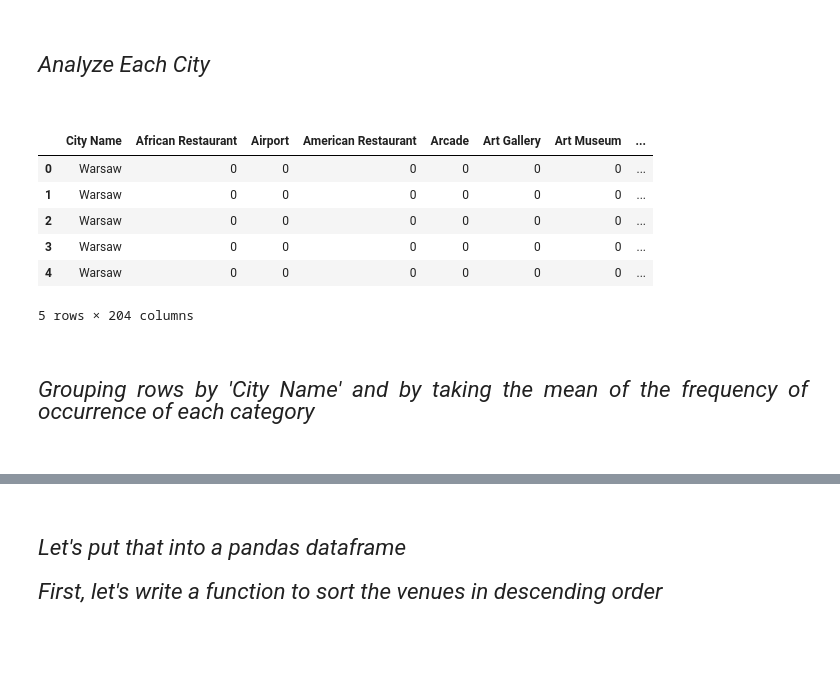
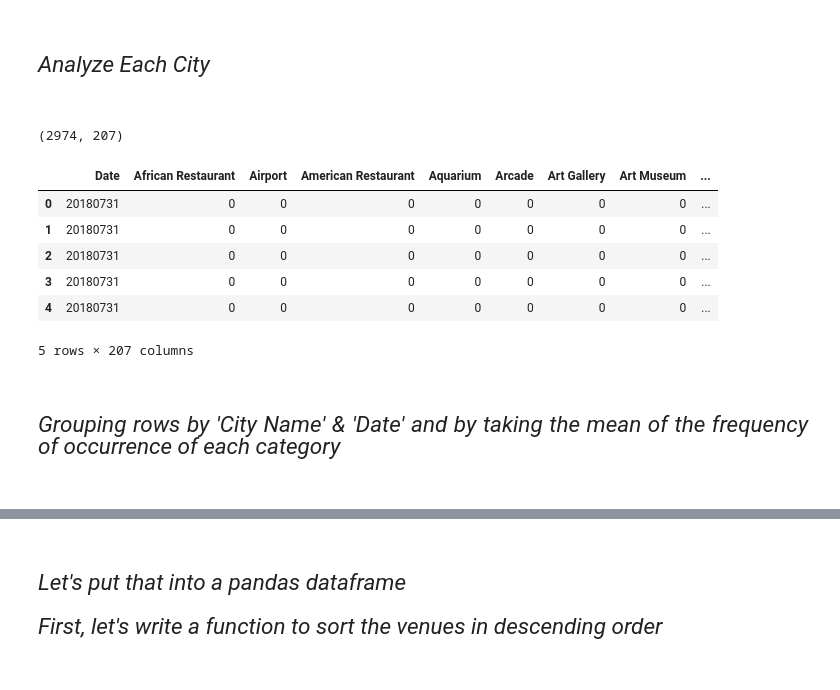
Before and after one commit to pmzubrzycki/Coursera_Capstone, a Jupyter notebook: Applied Data Science Capstone - Final Project.ipynb, the cells around one changed output, grey strips where cells are left out. Cells and saved outputs as stored; diff of their text form; code cells hidden in the pictures.

```diff
--- a/Applied Data Science Capstone - Final Project.ipynb
+++ b/Applied Data Science Capstone - Final Project.ipynb
@@ -339,7 +339,7 @@ def getNearbyVenues(names, latitudes, longitudes, radius=5000):
 
     venues_list=[]
     for name, lat, lng in zip(names, latitudes, longitudes):
-        print(name)
+        #print(name)
 
         # create the API request URL
         url = 'https://api.foursquare.com/v2/venues/explore?&client_id={}&client_secret={}&v={}&ll={},{}&radius={}&limit={}'.format(
@@ -355,8 +355,8 @@ def getNearbyVenues(names, latitudes, longitudes, radius=5000):
         # make the GET request
         try:
             results = requests.get(url).json()["response"]["groups"][0]["items"]
-        except NameError:
-            print('Data for city {} not found in foursqare.com database'.format(name))
+        except:
+            print('Data for city {} & date {} not found in foursqare.com database'.format(name, VERSION))
 
         # return only relevant information for each nearby venue
         venues_list.append([(
@@ -366,7 +366,8 @@ def getNearbyVenues(names, latitudes, longitudes, radius=5000):
             v['venue']['name'],
             v['venue']['location']['lat'],
             v['venue']['location']['lng'],
-            v['venue']['categories'][0]['name']) for v in results])
+            v['venue']['categories'][0]['name'],
+            VERSION) for v in results])
 
     nearby_venues = pd.DataFrame([item for venue_list in venues_list for item in venue_list])
     nearby_venues.columns = ['City Name',
@@ -375,7 +376,8 @@ def getNearbyVenues(names, latitudes, longitudes, radius=5000):
                   'Venue',
                   'Venue Latitude',
                   'Venue Longitude',
-                  'Venue Category']
+                  'Venue Category',
+                  'Date']
 
     return(nearby_venues)
 # %% [markdown]
@@ -411,0 +391,21 @@ Bielsko-Biala
+# %%
+# creating PandDa dataframe which will store data from all dates
+column_names = ['City Name',
+                'City Latitude',
+                'City Longitude',
+                'Venue',
+                'Venue Latitude',
+                'Venue Longitude',
+                'Venue Category',
+                'Date']
+
+df_cities_for_analysis_venues = pd.DataFrame(columns = column_names)
+
+# Extracting data (most popular places) from different dates - to analyze trend in time
+for VERSION in dates:
+    df_cities_for_analysis_venues_per_date = getNearbyVenues(names=df_cities_for_analysis['city_ascii'],
+                                   latitudes=df_cities_for_analysis['lat'],
+                                   longitudes=df_cities_for_analysis['lng']
+                                  )
+    df_cities_for_analysis_venues = pd.concat([df_cities_for_analysis_venues, df_cities_for_analysis_venues_per_date])
+    print('VERSION: {} Shape: {}'.format(VERSION, df_cities_for_analysis_venues.shape))
@@ -427,0 +435,4 @@ df_cities_for_analysis_venues.head(10)
+# %%
+#df_cities_for_analysis_venues.append(df_cities_for_analysis_venues_per_date)
+df_cities_for_analysis_venues = pd.concat([df_cities_for_analysis_venues, df_cities_for_analysis_venues_per_date])
+df_cities_for_analysis_venues
@@ -477,28 +502,33 @@ There are 203 uniques categories.
 # %%
 # one hot encoding
 df_cities_for_analysis_venues_onehot = pd.get_dummies(df_cities_for_analysis_venues[['Venue Category']], prefix="", prefix_sep="")
 
 # add 'city name' column back to dataframe
 df_cities_for_analysis_venues_onehot['City Name'] = df_cities_for_analysis_venues['City Name']
 
+# add 'Date' column back to dataframe
+df_cities_for_analysis_venues_onehot['Date'] = df_cities_for_analysis_venues['Date']
+
 # move 'city name' column to the first column
 fixed_columns = [df_cities_for_analysis_venues_onehot.columns[-1]] + list(df_cities_for_analysis_venues_onehot.columns[:-1])
 df_cities_for_analysis_venues_onehot = df_cities_for_analysis_venues_onehot[fixed_columns]
 
+print(df_cities_for_analysis_venues_onehot.shape)
 df_cities_for_analysis_venues_onehot.head()
 # %% [output]
+(2974, 207)
-|  | City Name | African Restaurant | Airport | American Restaurant | Arcade | Art Gallery | Art Museum | ... |
-| 0 | Warsaw | 0 | 0 | 0 | 0 | 0 | 0 | ... |
-| 1 | Warsaw | 0 | 0 | 0 | 0 | 0 | 0 | ... |
-| 2 | Warsaw | 0 | 0 | 0 | 0 | 0 | 0 | ... |
-| 3 | Warsaw | 0 | 0 | 0 | 0 | 0 | 0 | ... |
-| 4 | Warsaw | 0 | 0 | 0 | 0 | 0 | 0 | ... |
+|  | Date | African Restaurant | Airport | American Restaurant | Aquarium | Arcade | Art Gallery | Art Museum | ... |
+| 0 | 20180731 | 0 | 0 | 0 | 0 | 0 | 0 | 0 | ... |
+| 1 | 20180731 | 0 | 0 | 0 | 0 | 0 | 0 | 0 | ... |
+| 2 | 20180731 | 0 | 0 | 0 | 0 | 0 | 0 | 0 | ... |
+| 3 | 20180731 | 0 | 0 | 0 | 0 | 0 | 0 | 0 | ... |
+| 4 | 20180731 | 0 | 0 | 0 | 0 | 0 | 0 | 0 | ... |
-5 rows × 204 columns
+5 rows × 207 columns
 # %% [markdown]
 <br></br>
 <p style="font-family: Arial; font-size:1.5em; padding=0.1em color:black; text-align: justify">
     <em>
-        Grouping rows by 'City Name' and by taking the mean of the frequency of occurrence of each category
+        Grouping rows by 'City Name' & 'Date' and by taking the mean of the frequency of occurrence of each category
     </em>
 </p>
 <br></br>
```
Also changed, not shown: parts of 43 cells of this notebook.
